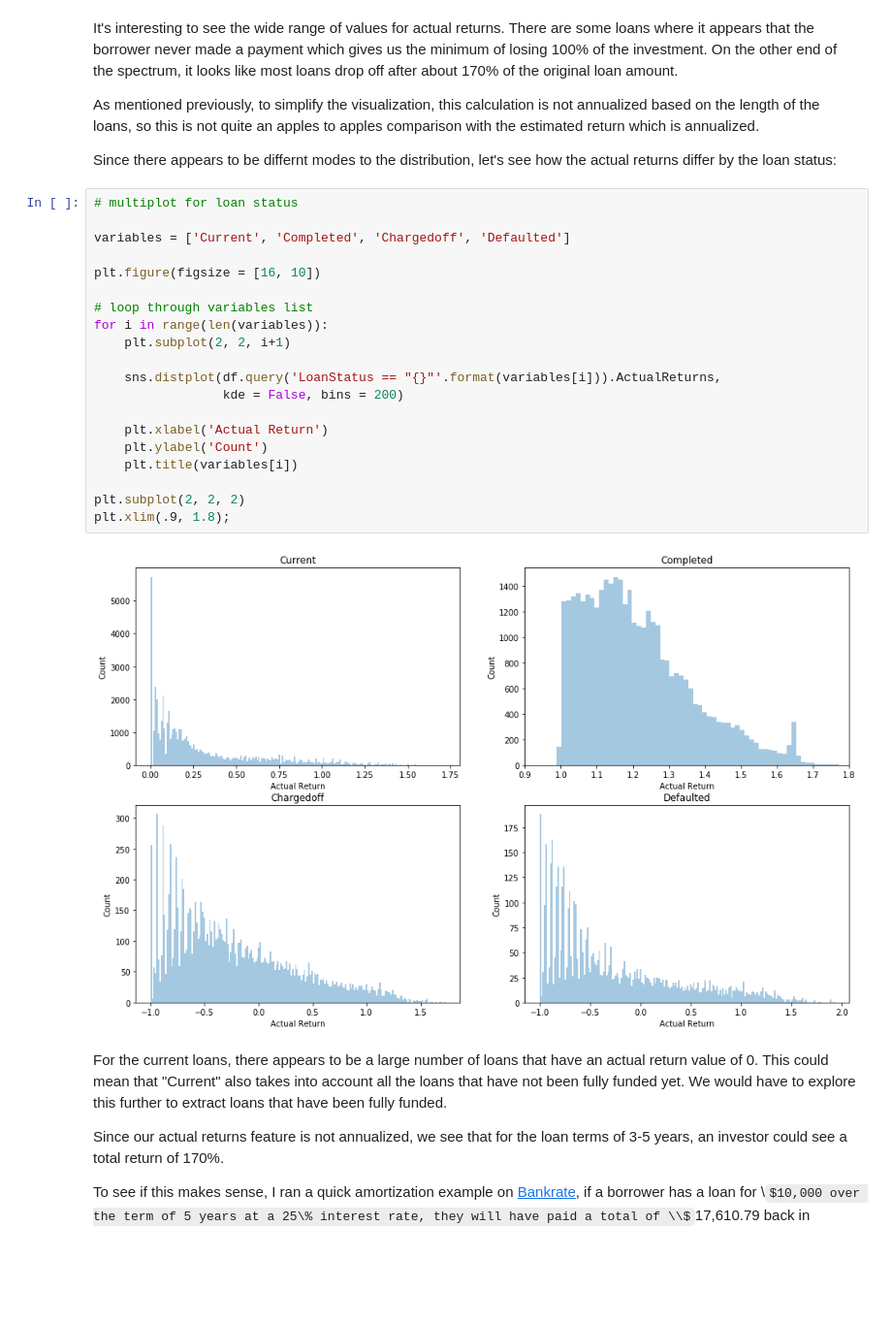
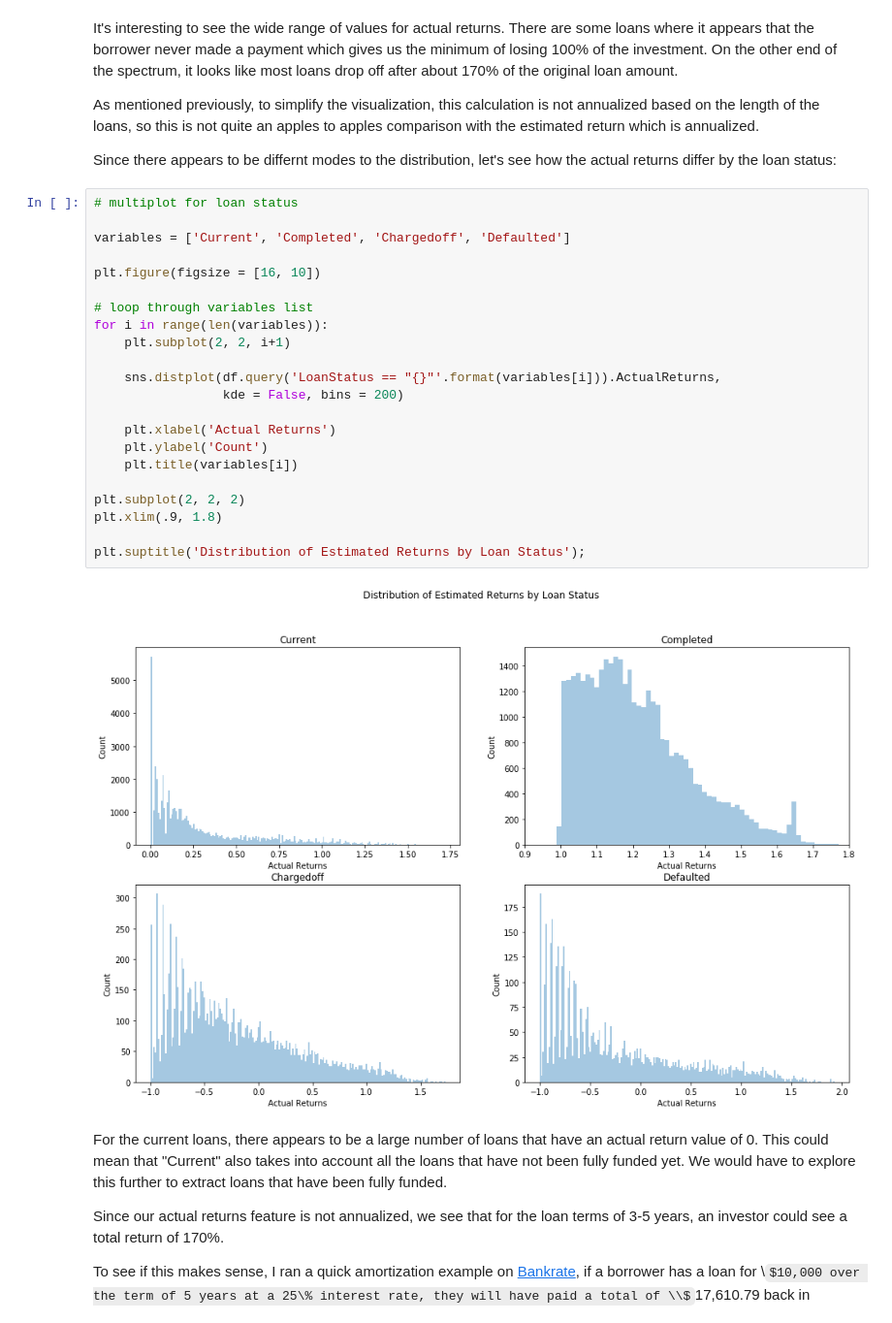
Before and after one commit to 0xjimm/prosper-loan-data-findings, a Jupyter notebook: prosper-loan-data-exploration.ipynb, the cells around one changed output. Shown: that part at 97% size. Drawn from its saved outputs; the diff is of its cells as text; some formulas as TeX source; blank space fills up the shorter version.

```diff
--- a/prosper-loan-data-exploration.ipynb
+++ b/prosper-loan-data-exploration.ipynb
@@ -200,25 +202,27 @@ Since there appears to be differnt modes to the distribution, let's see how the
 # %%
 # multiplot for loan status
 
 variables = ['Current', 'Completed', 'Chargedoff', 'Defaulted']
 
 plt.figure(figsize = [16, 10])
 
 # loop through variables list
 for i in range(len(variables)):
     plt.subplot(2, 2, i+1)
 
     sns.distplot(df.query('LoanStatus == "{}"'.format(variables[i])).ActualReturns,
                  kde = False, bins = 200)
 
-    plt.xlabel('Actual Return')
+    plt.xlabel('Actual Returns')
     plt.ylabel('Count')
     plt.title(variables[i])
 
 plt.subplot(2, 2, 2)
-plt.xlim(.9, 1.8);
+plt.xlim(.9, 1.8)
+
+plt.suptitle('Distribution of Estimated Returns by Loan Status');
 # %% [output]
-[figure, old version]
+[figure, new version]
 # %% [markdown]
 For the current loans, there appears to be a large number of loans that have an actual return value of 0.  This could mean that "Current" also takes into account all the loans that have not been fully funded yet.  We would have to explore this further to extract loans that have been fully funded.
 
```
Also changed, not shown: parts of 15 cells of this notebook, 1 other file.
